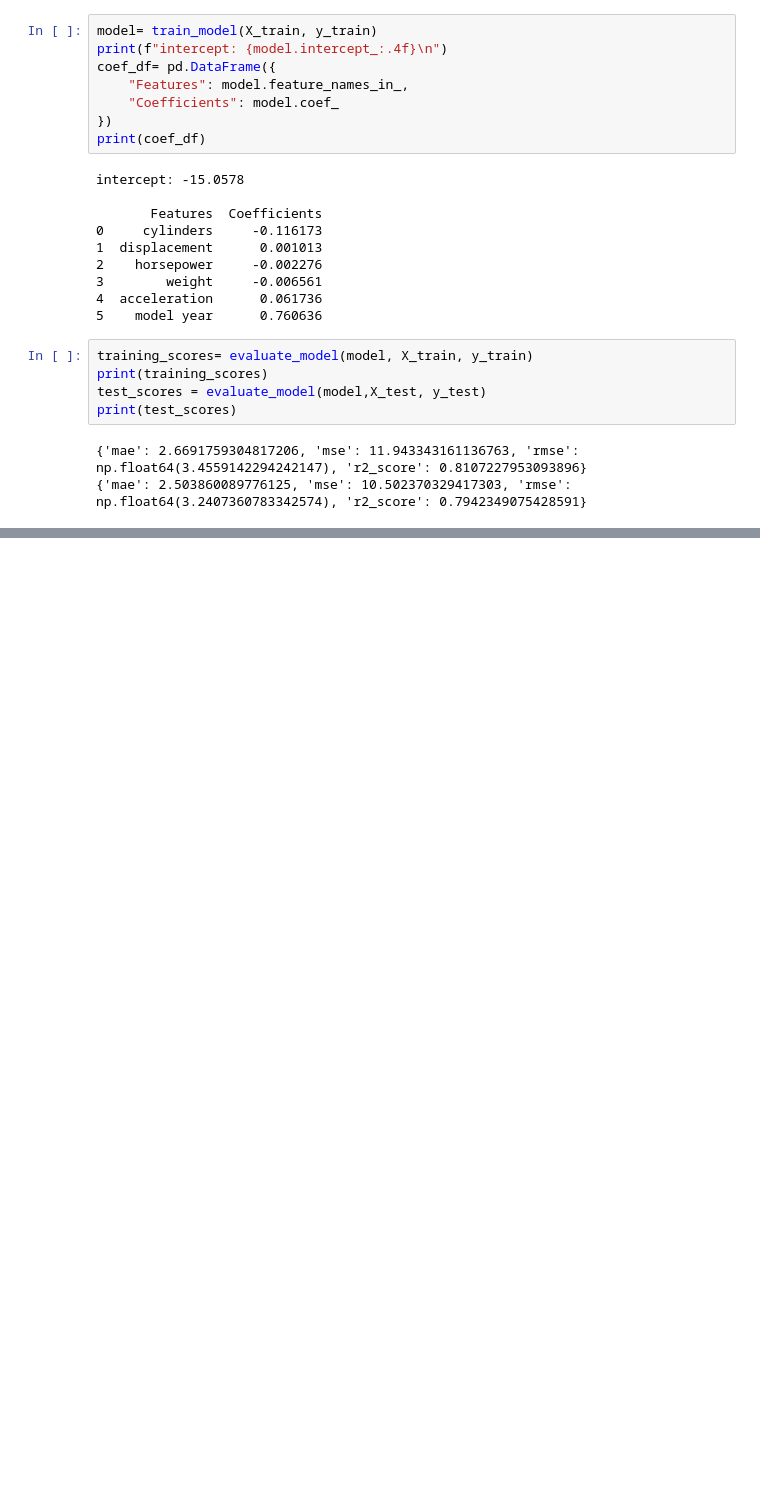
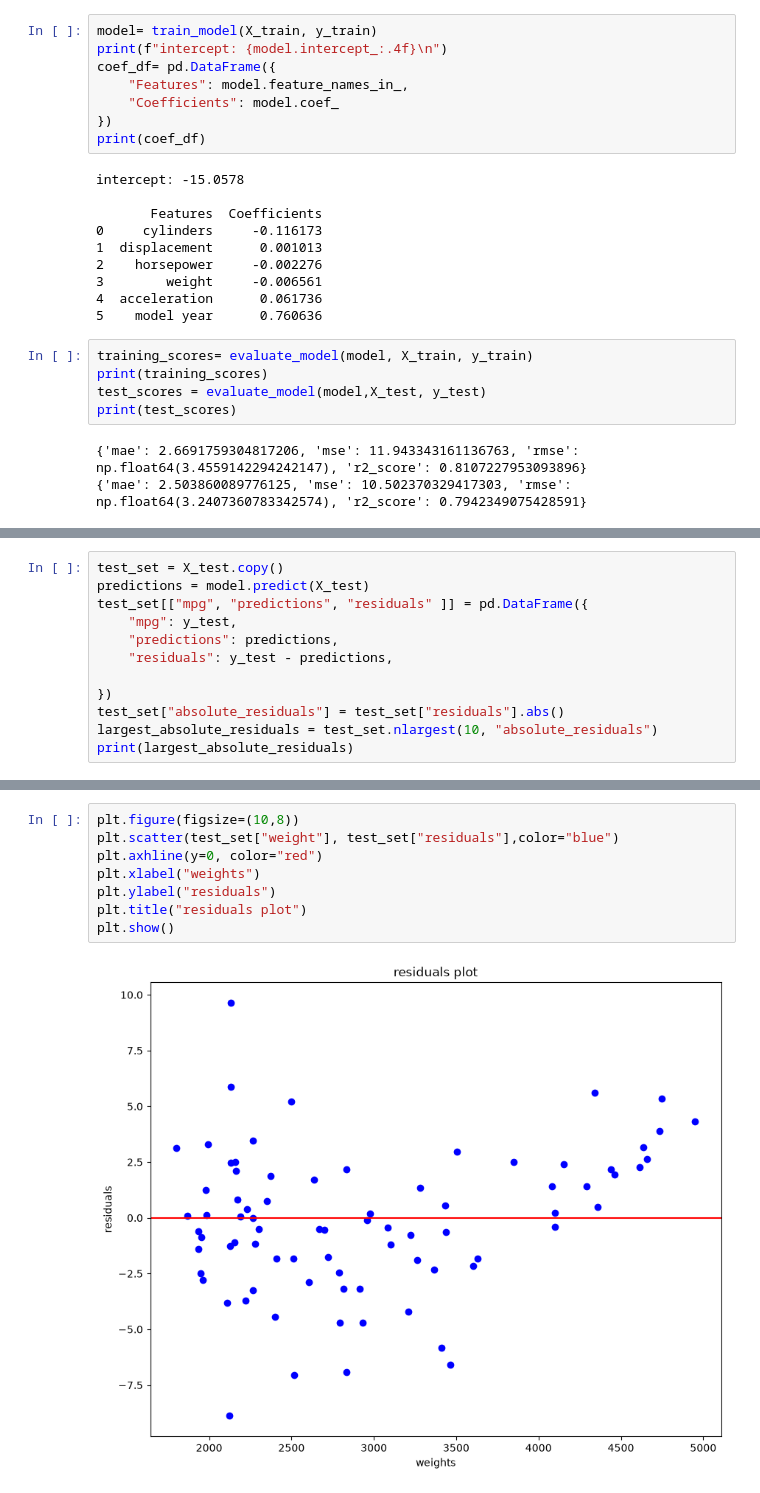
Before and after one commit to Hillaaaa/multiple-linear-regression, a Jupyter notebook: notebooks/03_explore_auto_mpg.ipynb, the cells around one changed output, grey strips where cells are left out. Saved outputs shown, nothing was run; the diff lists cells and outputs as text; blank space fills up the shorter version.

Commit message:
inspect our train and test samples and visualize the metrics on them

```diff
--- a/notebooks/03_explore_auto_mpg.ipynb
+++ b/notebooks/03_explore_auto_mpg.ipynb
@@ -293,0 +316,12 @@ print(test_scores)
+# %%
+test_set = X_test.copy()
+predictions = model.predict(X_test)
+test_set[["mpg", "predictions", "residuals" ]] = pd.DataFrame({
+    "mpg": y_test,
+    "predictions": predictions,
+    "residuals": y_test - predictions,
+
+})
+test_set["absolute_residuals"] = test_set["residuals"].abs()
+largest_absolute_residuals = test_set.nlargest(10, "absolute_residuals")
+print(largest_absolute_residuals)
@@ -293,0 +346,10 @@ print(test_scores)
+# %%
+plt.figure(figsize=(10,8))
+plt.scatter(test_set["weight"], test_set["residuals"],color="blue")
+plt.axhline(y=0, color="red")
+plt.xlabel("weights")
+plt.ylabel("residuals")
+plt.title("residuals plot")
+plt.show()
+# %% [output]
+[figure, added]
```
Also changed, not shown: parts of 7 cells of this notebook.
